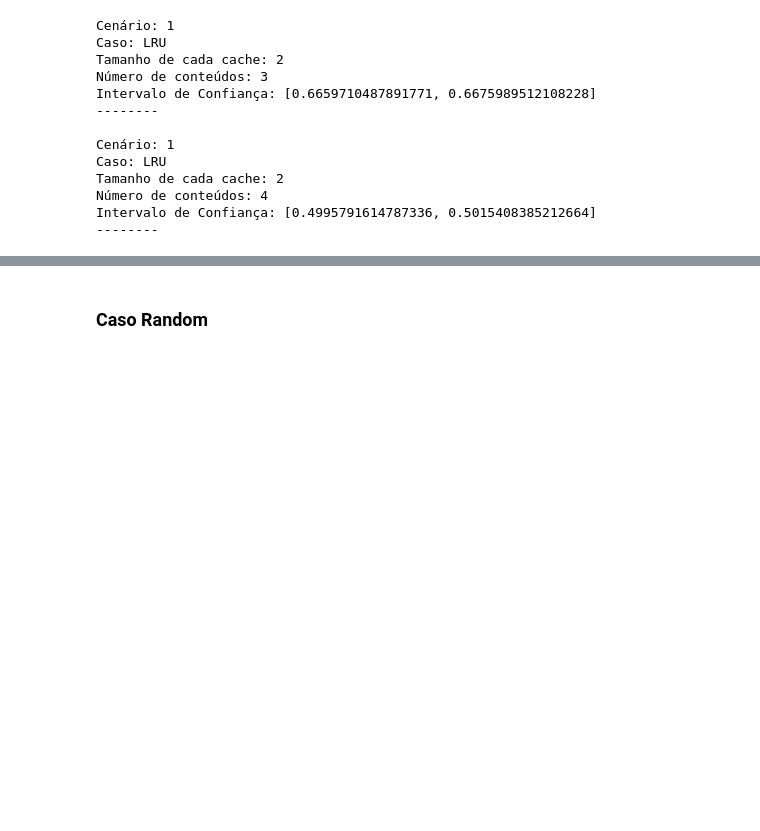
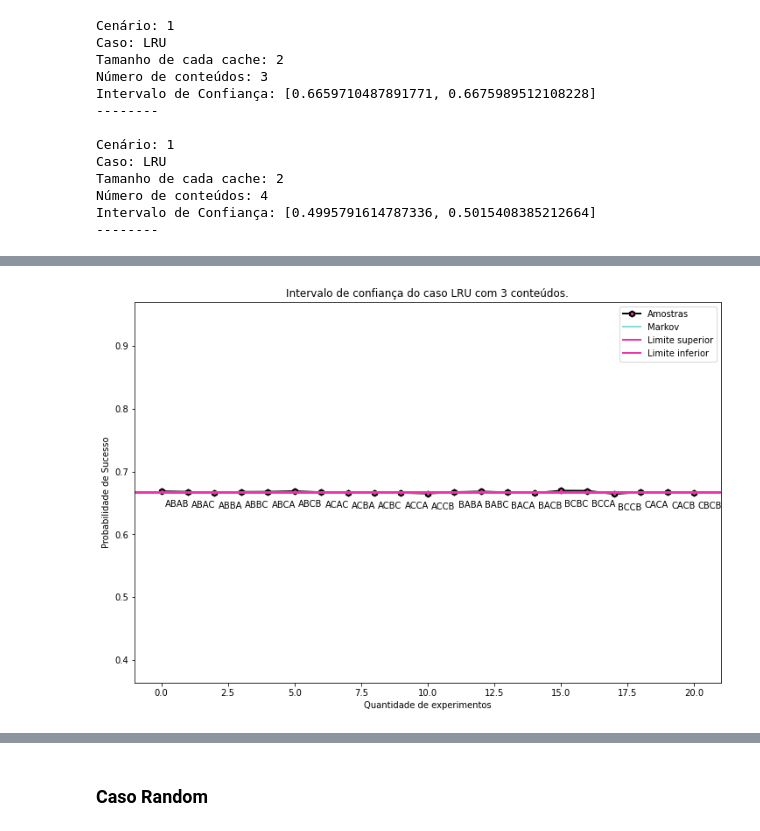
Before and after one commit to siliconemonster/AD-TrabalhoFinal, a Jupyter notebook: Simulação_AD.ipynb, the cells around one changed output, grey strips where cells are left out. Drawn from its saved outputs; the diff is of its cells as text; code cells hidden in the pictures; blank space fills up the shorter version.

```diff
--- a/Simulação_AD.ipynb
+++ b/Simulação_AD.ipynb
@@ -463,0 +610,5 @@ Intervalo de Confiança: [0.4995791614787336, 0.5015408385212664]
+# %%
+dataLRU, estadosCaches, estadosIniciais  = analiseEstadoInicial("LRU", ["A","B","C"],3,2, [1/3,1/3,1/3])
+plotarAnaliseEstadoInicial(dataLRU, "LRU", 3, lru1_3, 1, estadosIniciais)
+# %% [output]
+[figure, added]
```
Also changed, not shown: parts of 53 cells of this notebook.
